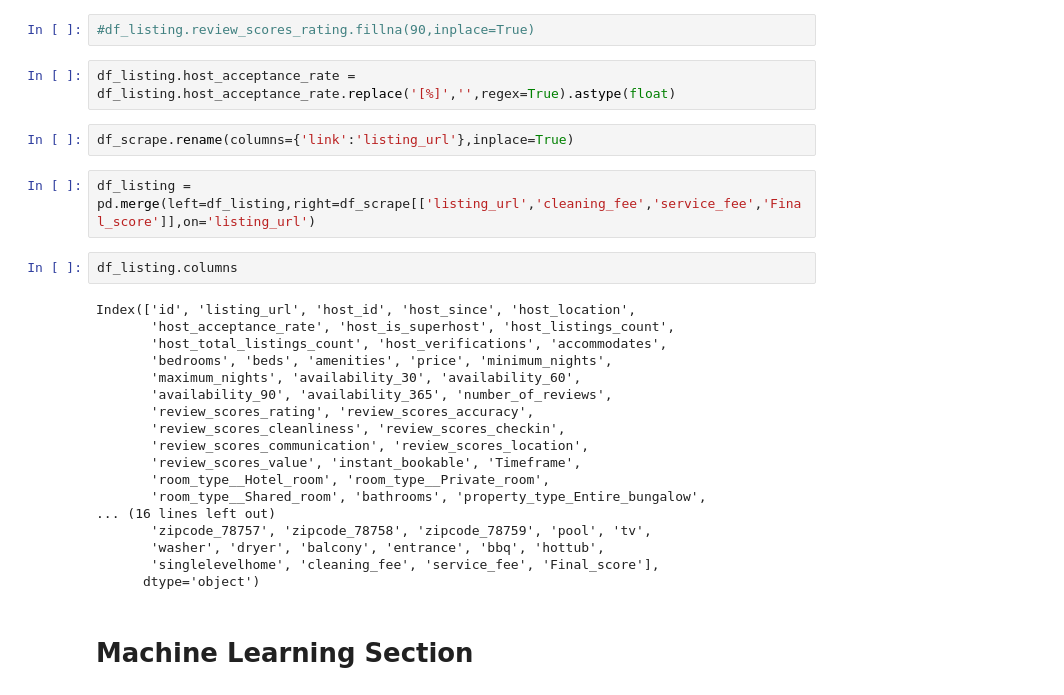
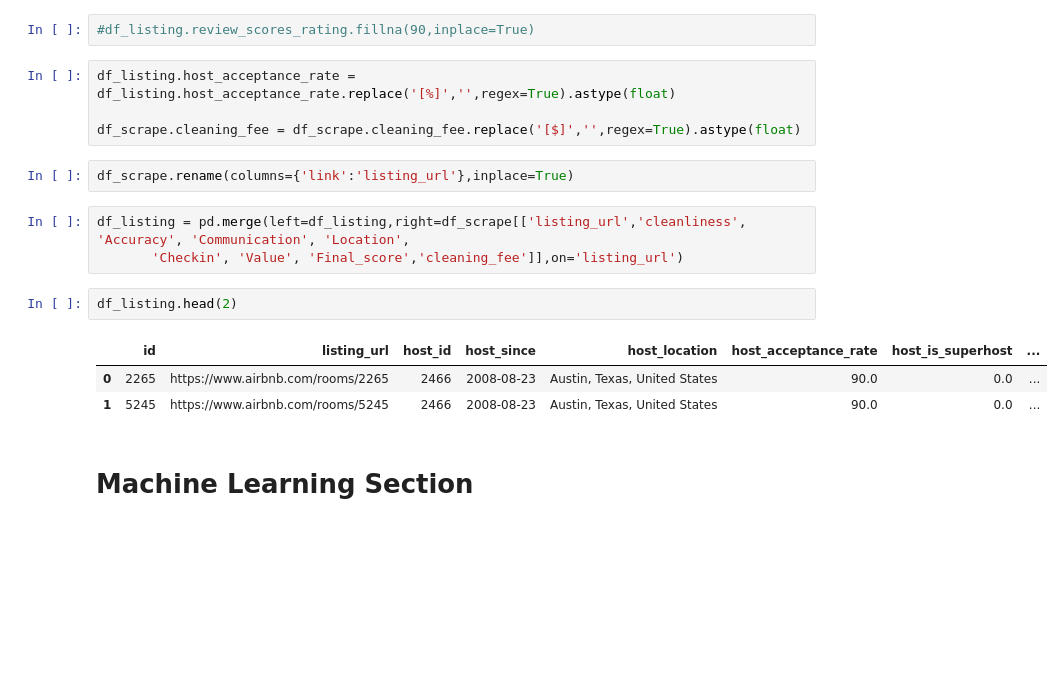
Before and after one commit to aabouie/Capstone_2, a Jupyter notebook: EDA_ML.ipynb, the cells around one changed output. Saved outputs shown, nothing was run; the diff lists cells and outputs as text; blank space fills up the shorter version.

```diff
--- a/EDA_ML.ipynb
+++ b/EDA_ML.ipynb
@@ -354,30 +334,19 @@ df_listing.Timeframe.fillna(value=0,inplace=True)
 #df_listing.review_scores_rating.fillna(90,inplace=True)
 # %%
 df_listing.host_acceptance_rate = df_listing.host_acceptance_rate.replace('[%]','',regex=True).astype(float)
+
+df_scrape.cleaning_fee = df_scrape.cleaning_fee.replace('[$]','',regex=True).astype(float)
 # %%
 df_scrape.rename(columns={'link':'listing_url'},inplace=True)
 # %%
-df_listing = pd.merge(left=df_listing,right=df_scrape[['listing_url','cleaning_fee','service_fee','Final_score']],on='listing_url')
+df_listing = pd.merge(left=df_listing,right=df_scrape[['listing_url','cleanliness', 'Accuracy', 'Communication', 'Location',
+       'Checkin', 'Value', 'Final_score','cleaning_fee']],on='listing_url')
-# %%
-df_listing.columns
-# %% [output]
-Index(['id', 'listing_url', 'host_id', 'host_since', 'host_location',
-       'host_acceptance_rate', 'host_is_superhost', 'host_listings_count',
-       'host_total_listings_count', 'host_verifications', 'accommodates',
-       'bedrooms', 'beds', 'amenities', 'price', 'minimum_nights',
-       'maximum_nights', 'availability_30', 'availability_60',
-       'availability_90', 'availability_365', 'number_of_reviews',
-       'review_scores_rating', 'review_scores_accuracy',
-       'review_scores_cleanliness', 'review_scores_checkin',
-       'review_scores_communication', 'review_scores_location',
-       'review_scores_value', 'instant_bookable', 'Timeframe',
-       'room_type__Hotel_room', 'room_type__Private_room',
-       'room_type__Shared_room', 'bathrooms', 'property_type_Entire_bungalow',
-... (16 lines left out)
-       'zipcode_78757', 'zipcode_78758', 'zipcode_78759', 'pool', 'tv',
-       'washer', 'dryer', 'balcony', 'entrance', 'bbq', 'hottub',
-       'singlelevelhome', 'cleaning_fee', 'service_fee', 'Final_score'],
-      dtype='object')
+# %%
+df_listing.head(2)
+# %% [output]
+|  | id | listing_url | host_id | host_since | host_location | host_acceptance_rate | host_is_superhost | ... |
+| 0 | 2265 | https://www.airbnb.com/rooms/2265 | 2466 | 2008-08-23 | Austin, Texas, United States | 90.0 | 0.0 | ... |
+| 1 | 5245 | https://www.airbnb.com/rooms/5245 | 2466 | 2008-08-23 | Austin, Texas, United States | 90.0 | 0.0 | ... |
 # %% [markdown]
 # Machine Learning Section
 # %% [markdown]
```
Also changed, not shown: parts of 26 cells of this notebook.
